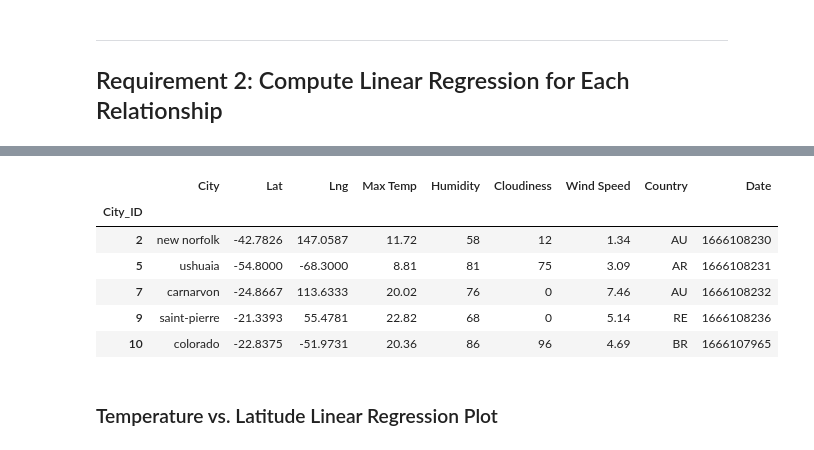
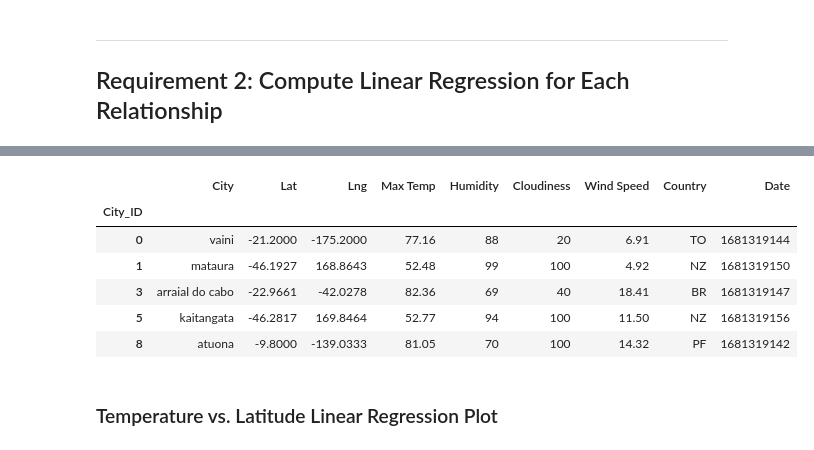
Before and after one commit to alejfxguti/python-api-challenge, a Jupyter notebook: WeatherPy.ipynb, the cells around one changed output, grey strips where cells are left out. Cells and saved outputs as stored; diff of their text form; code cells hidden in the pictures.

```diff
--- a/WeatherPy.ipynb
+++ b/WeatherPy.ipynb
@@ -273,16 +334,16 @@ northern_hemi_df.head()
 # %%
 # Create a DataFrame with the Southern Hemisphere data (Latitude < 0)
-# YOUR CODE HERE
+southern_hemi_df = city_data_df[city_data_df['Lat'] < 0]
 
 # Display sample data
 southern_hemi_df.head()
 # %% [output]
 |  | City | Lat | Lng | Max Temp | Humidity | Cloudiness | Wind Speed | Country | Date |
 | City_ID |  |  |  |  |  |  |  |  |  |
-| 2 | new norfolk | -42.7826 | 147.0587 | 11.72 | 58 | 12 | 1.34 | AU | 1666108230 |
-| 5 | ushuaia | -54.8000 | -68.3000 | 8.81 | 81 | 75 | 3.09 | AR | 1666108231 |
-| 7 | carnarvon | -24.8667 | 113.6333 | 20.02 | 76 | 0 | 7.46 | AU | 1666108232 |
-| 9 | saint-pierre | -21.3393 | 55.4781 | 22.82 | 68 | 0 | 5.14 | RE | 1666108236 |
-| 10 | colorado | -22.8375 | -51.9731 | 20.36 | 86 | 96 | 4.69 | BR | 1666107965 |
+| 0 | vaini | -21.2000 | -175.2000 | 77.16 | 88 | 20 | 6.91 | TO | 1681319144 |
+| 1 | mataura | -46.1927 | 168.8643 | 52.48 | 99 | 100 | 4.92 | NZ | 1681319150 |
+| 3 | arraial do cabo | -22.9661 | -42.0278 | 82.36 | 69 | 40 | 18.41 | BR | 1681319147 |
+| 5 | kaitangata | -46.2817 | 169.8464 | 52.77 | 94 | 100 | 11.50 | NZ | 1681319156 |
+| 8 | atuona | -9.8000 | -139.0333 | 81.05 | 70 | 100 | 14.32 | PF | 1681319142 |
 # %% [markdown]
 ###  Temperature vs. Latitude Linear Regression Plot
```
Also changed, not shown: parts of 42 cells of this notebook, 8 other files.
